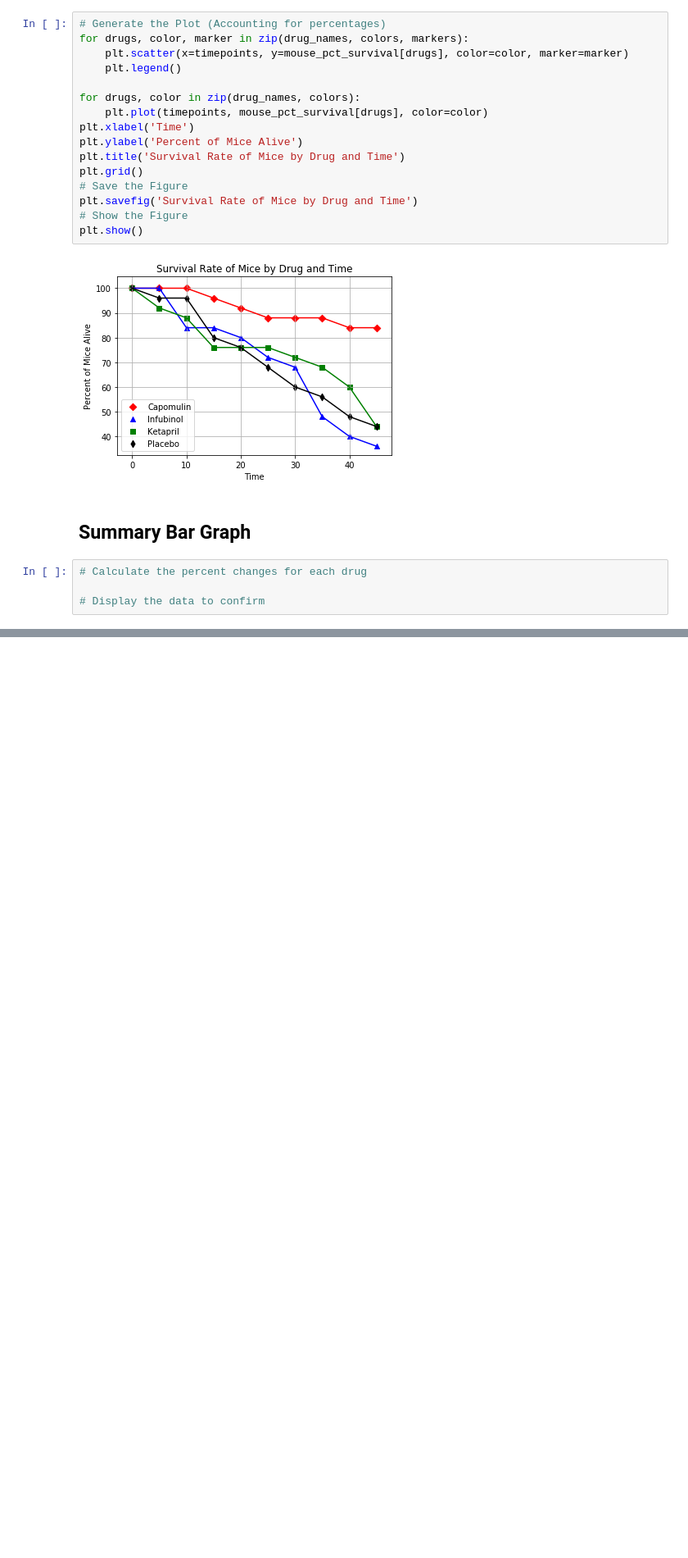
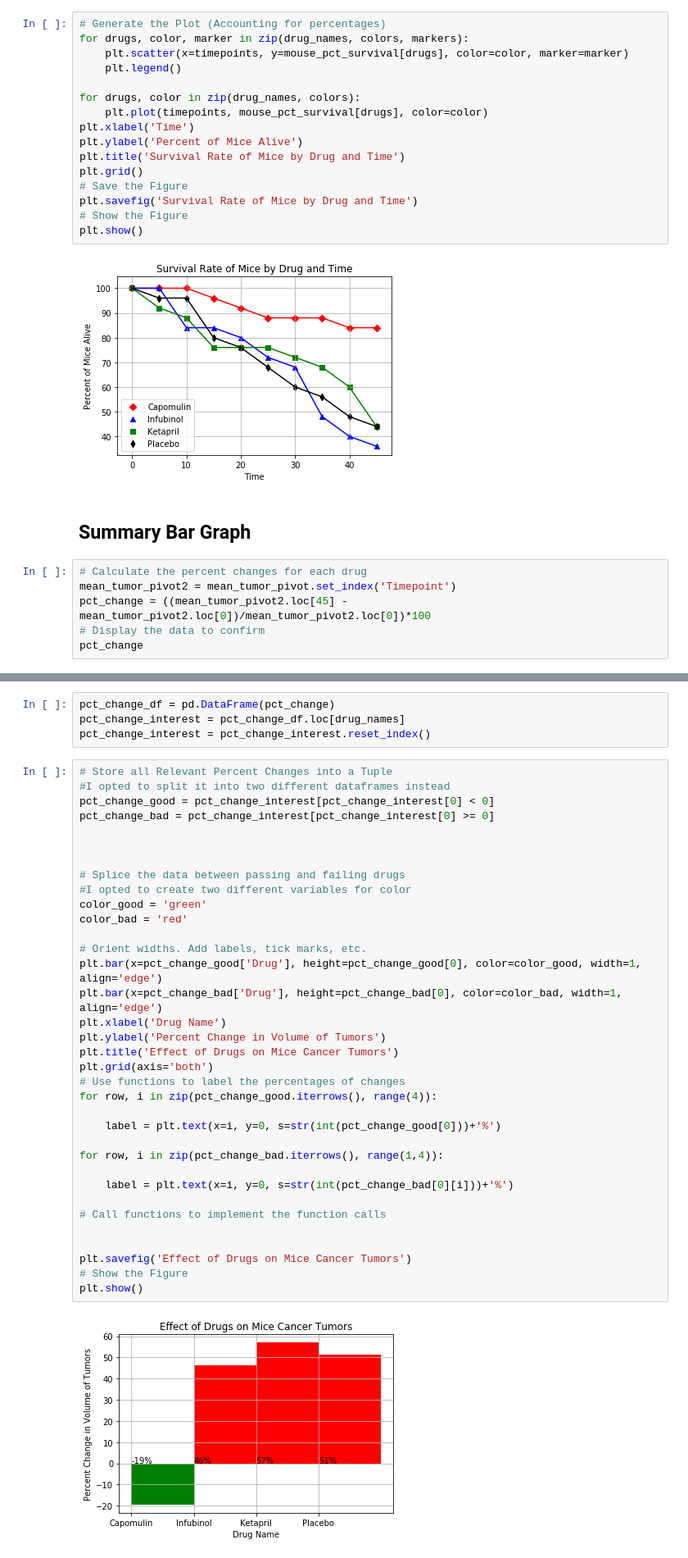
Before and after one commit to ferozumair786/Matplotlib-Challenge, a Jupyter notebook: Pymaceuticals/pymaceuticals_starter.ipynb, the cells around one changed output, grey strips where cells are left out. Shown at 82% size. Drawn from its saved outputs; the diff is of its cells as text; blank space fills up the shorter version.

Commit message:
finally got the graph

```diff
--- a/Pymaceuticals/pymaceuticals_starter.ipynb
+++ b/Pymaceuticals/pymaceuticals_starter.ipynb
@@ -236,5 +243,7 @@ plt.show()
 ## Summary Bar Graph
 # %%
 # Calculate the percent changes for each drug
-
+mean_tumor_pivot2 = mean_tumor_pivot.set_index('Timepoint')
+pct_change = ((mean_tumor_pivot2.loc[45] - mean_tumor_pivot2.loc[0])/mean_tumor_pivot2.loc[0])*100
 # Display the data to confirm
+pct_change
@@ -241,2 +263,43 @@ plt.show()
+# %%
+pct_change_df = pd.DataFrame(pct_change)
+pct_change_interest = pct_change_df.loc[drug_names]
+pct_change_interest = pct_change_interest.reset_index()
+# %%
+# Store all Relevant Percent Changes into a Tuple
+#I opted to split it into two different dataframes instead
+pct_change_good = pct_change_interest[pct_change_interest[0] < 0]
+pct_change_bad = pct_change_interest[pct_change_interest[0] >= 0]
+
+
+
+# Splice the data between passing and failing drugs
+#I opted to create two different variables for color
+color_good = 'green'
+color_bad = 'red'
+
+# Orient widths. Add labels, tick marks, etc.
+plt.bar(x=pct_change_good['Drug'], height=pct_change_good[0], color=color_good, width=1, align='edge')
+plt.bar(x=pct_change_bad['Drug'], height=pct_change_bad[0], color=color_bad, width=1, align='edge')
+plt.xlabel('Drug Name')
+plt.ylabel('Percent Change in Volume of Tumors')
+plt.title('Effect of Drugs on Mice Cancer Tumors')
+plt.grid(axis='both')
+# Use functions to label the percentages of changes
+for row, i in zip(pct_change_good.iterrows(), range(4)):
+
+    label = plt.text(x=i, y=0, s=str(int(pct_change_good[0]))+'%')
+
+for row, i in zip(pct_change_bad.iterrows(), range(1,4)):
+
+    label = plt.text(x=i, y=0, s=str(int(pct_change_bad[0][i]))+'%')
+
+# Call functions to implement the function calls
+
+
+plt.savefig('Effect of Drugs on Mice Cancer Tumors')
+# Show the Figure
+plt.show()
+# %% [output]
+[figure, added]
 # %%
 # %% [output]
```
Also changed, not shown: parts of 6 cells of this notebook, 1 other file.
